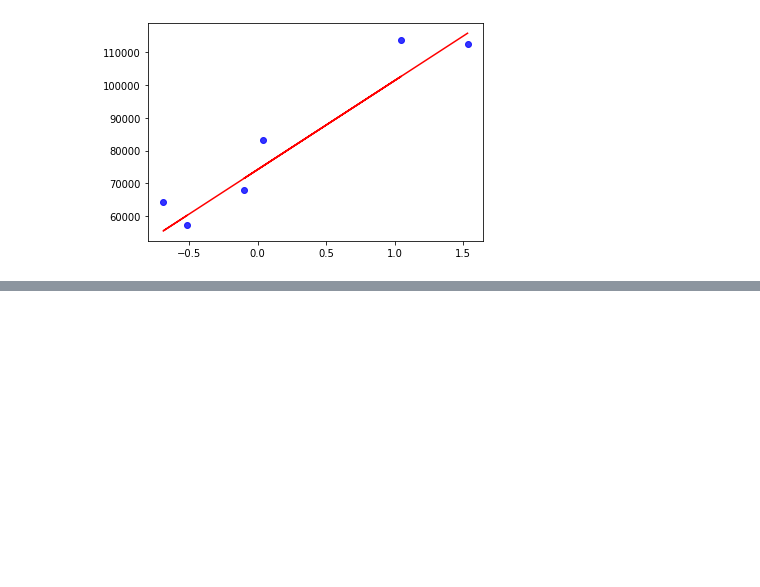
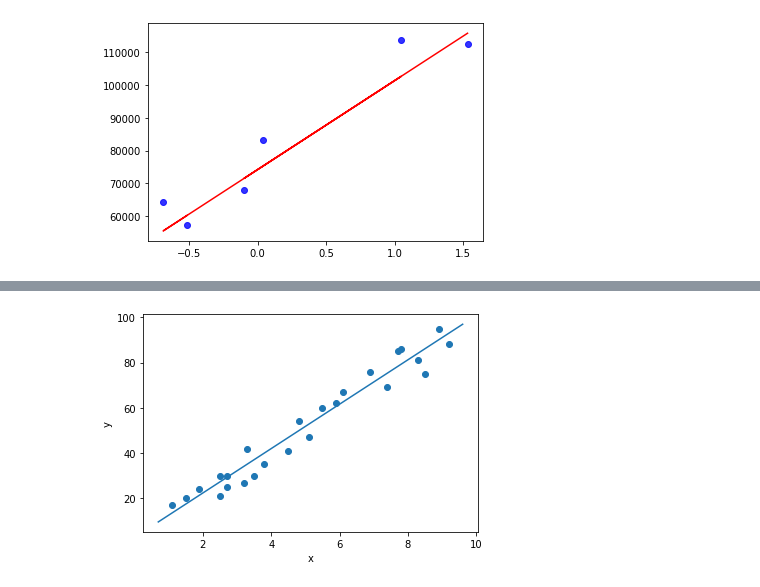
Before and after one commit to urvashipathak/ML, a Jupyter notebook: 4_Programs_of_linear_regression_from_scratch.ipynb, the cells around one changed output, grey strips where cells are left out. Saved outputs shown, nothing was run; the diff lists cells and outputs as text; code cells hidden in the pictures; blank space fills up the shorter version.

```diff
--- a/4_Programs_of_linear_regression_from_scratch.ipynb
+++ b/4_Programs_of_linear_regression_from_scratch.ipynb
@@ -140,0 +296,13 @@ plt.show()
+# %%
+import pandas as pd
+import numpy as np
+import matplotlib.pyplot as plt
+# intialise data of lists.
+data = {'Hours':[2.5,5.1,3.2,8.5,3.5,1.5,9.2,5.5,8.3,2.7,7.7,5.9,4.5,3.3,1.1,8.9,2.5,1.9,6.1,7.4,2.7,4.8,3.8,6.9,7.8],
+        'Scores':[21,47,27,75,30,20,88,60,81,25,85,62,41,42,17,95,30,24,67,69,30,54,35,76,86]}
+
+# Create DataFrame
+studentscores = pd.DataFrame(data)
+
+# Print the output.
+studentscores
@@ -140,0 +336,9 @@ plt.show()
+# %%
+#from my_linear_regression import MyLinearRegression
+import matplotlib.pyplot as plt
+import pandas as pd
+from sklearn.model_selection import train_test_split
+# Importing the dataset
+X = studentscores.iloc[:, : -1].values
+y = studentscores.iloc[:, -1].values
+X,y
@@ -140,0 +363,10 @@ plt.show()
+# %%
+X_train, X_test, y_train, y_test = train_test_split(X, y, test_size=1/8, random_state=0)
+
+# Fitting Simple Linear Regression to the Training set
+regressor = MyLinearRegression()
+regressor.train(X_train, y_train)
+print('Weight: ' + str(regressor.weight) + ' Bias: ' + str(regressor.bias))
+
+# Predicting the Test set results
+y_pred = regressor.predict(X_test)
@@ -140,0 +391,15 @@ plt.show()
+# %%
+w = regressor.weight
+b = regressor.bias
+x=[2.5,5.1,3.2,8.5,3.5,1.5,9.2,5.5,8.3,2.7,7.7,5.9,4.5,3.3,1.1,8.9,2.5,1.9,6.1,7.4,2.7,4.8,3.8,6.9,7.8]
+y=[21,47,27,75,30,20,88,60,81,25,85,62,41,42,17,95,30,24,67,69,30,54,35,76,86]
+plt.scatter(x,y)
+axes = plt.gca()
+x_vals = np.array(axes.get_xlim())
+y_vals = b + w * x_vals
+plt.plot(x_vals, y_vals)
+plt.xlabel('x')
+plt.ylabel('y')
+plt.show()
+# %% [output]
+[figure, added]
```
Also changed, not shown: parts of 21 cells of this notebook.
